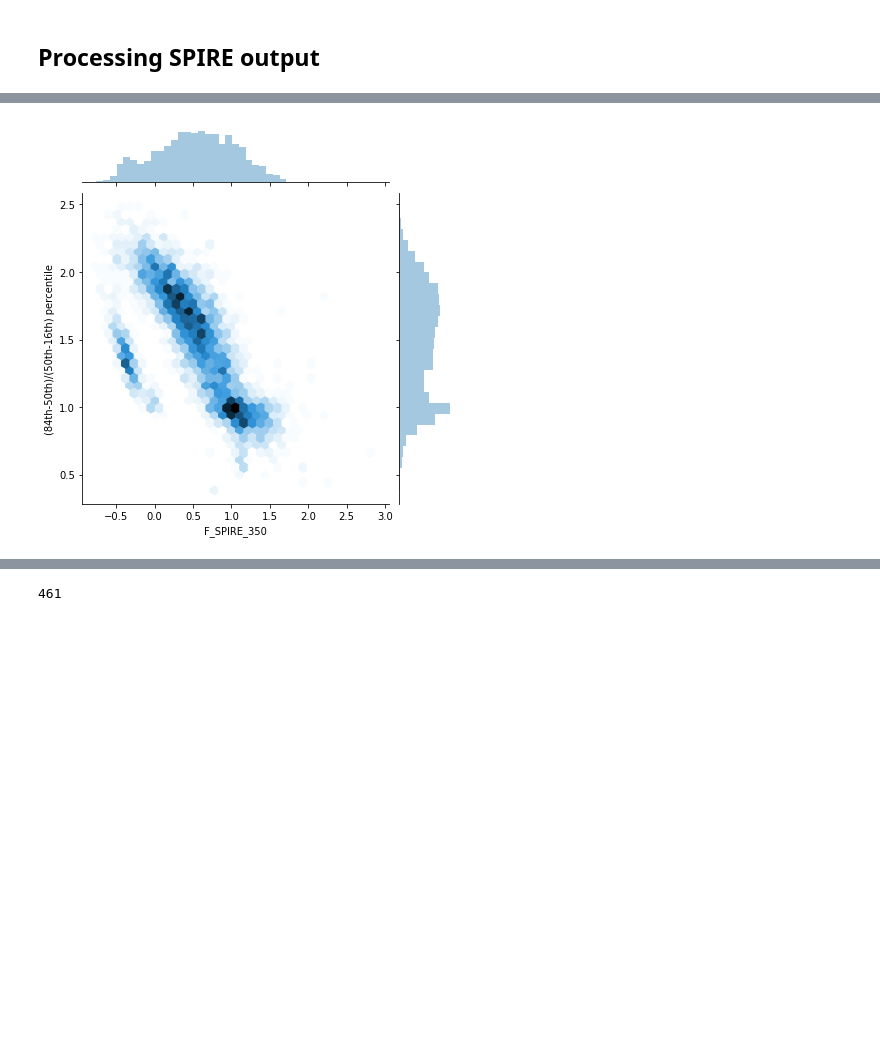
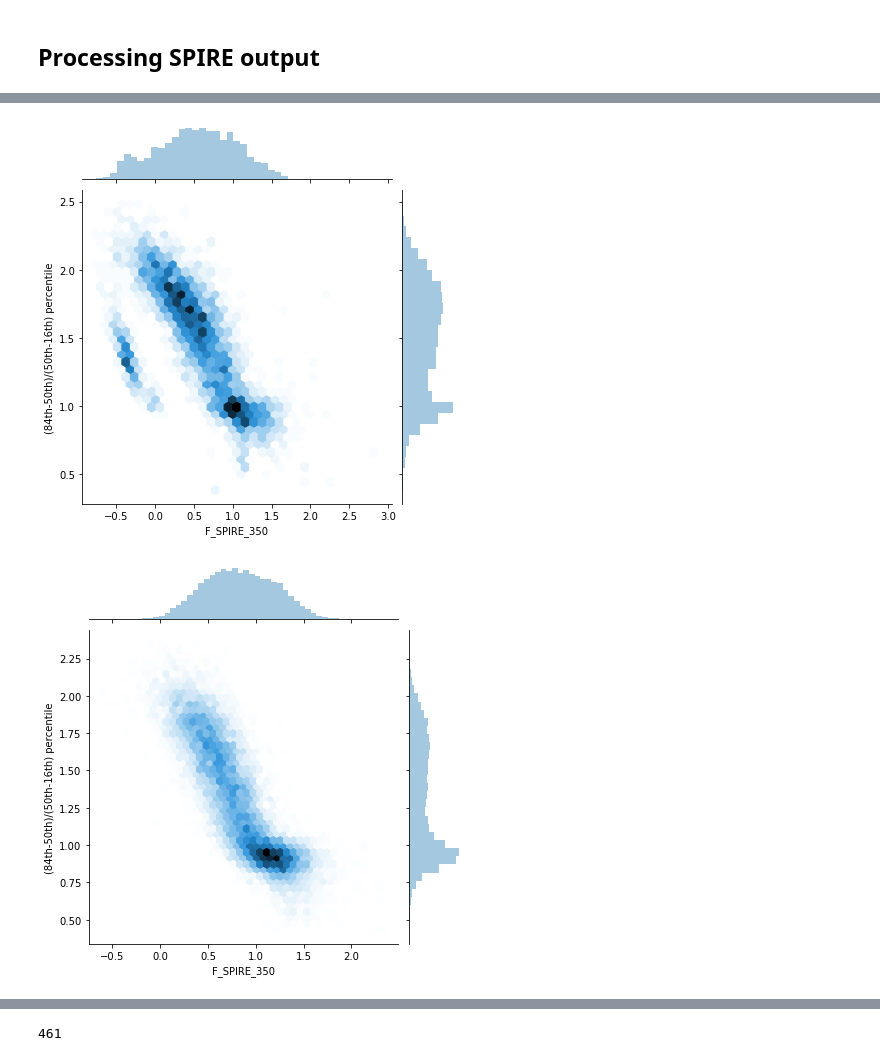
Before and after one commit to StevenDuivenvoorden/FIR-group, a Jupyter notebook: Ian/lofar/deep_fields/Bootes/XID+_results_check_and_flagging.ipynb, the cells around one changed output, grey strips where cells are left out. Cells and saved outputs as stored; diff of their text form; code cells hidden in the pictures; blank space fills up the shorter version.

```diff
--- a/Ian/lofar/deep_fields/Bootes/XID+_results_check_and_flagging.ipynb
+++ b/Ian/lofar/deep_fields/Bootes/XID+_results_check_and_flagging.ipynb
@@ -99,12 +226,13 @@ for i,filename in enumerate(file_list[1:]):
     #print(filename)
     if i%50==0:
         print(i)
-
+    if 'rerun' in filename:
+        continue
 
 
     #print(filename)
     new_table = Table.read(filename,memmap=False)
-    if len(new_table)!=100:
+    if len(new_table)!=50:
         print(filename)
         print('length of table is: {}'.format(len(new_table)))
     lofar_mips_table = vstack([lofar_mips_table,new_table])
@@ -224,0 +436,16 @@ np.sum(mask)
+# %%
+file_list = glob.glob('data/fir/PACS/*/lofar_xidplus*.pkl')
+
+priors,posterior = xidplus.load(file_list[0])
+PACS_cat=cat.create_PACS_cat(posterior,priors[0],priors[1])
+lofar_pacs_table_all = Table.read(PACS_cat,memmap=False)
+
+for i,filename in enumerate(file_list):
+    #print(filename)
+    if i%50==0:
+        print(i)
+
+    priors,posterior = xidplus.load(filename)
+    PACS_cat=cat.create_PACS_cat(posterior,priors[0],priors[1])
+    PACS_cat = Table.read(PACS_cat,memmap=False)
+    lofar_pacs_table_all = vstack([lofar_pacs_table_all,PACS_cat])
@@ -233,6 +526,8 @@ for i,filename in enumerate(file_list[1:]):
     #print(filename)
     if i%50==0:
         print(i)
+    if 'rerun' in filename:
+        continue
 
     #print(filename)
     new_table = Table.read(filename,memmap=False)
@@ -409,7 +722,8 @@ for i,filename in enumerate(file_list[1:]):
     #print(filename)
     if i%50==0:
         print(i)
-
+    if 'rerun' in filename:
+        continue
 
     #print(filename)
     new_table = Table.read(filename,memmap=False)
@@ -463,9 +782,14 @@ g=sns.jointplot(x=np.log10(lofar_orig['F_SPIRE_250']),y=skew, kind='hex')
 # %%
 skew=(lofar_spire_table['FErr_SPIRE_350_u']-lofar_spire_table['F_SPIRE_350'])/(lofar_spire_table['F_SPIRE_350']-lofar_spire_table['FErr_SPIRE_350_l'])
 skew.name='(84th-50th)/(50th-16th) percentile'
 g=sns.jointplot(x=np.log10(lofar_spire_table['F_SPIRE_350']),y=skew, kind='hex')
+
+skew=(lofar_orig['FErr_SPIRE_350_u']-lofar_orig['F_SPIRE_350'])/(lofar_orig['F_SPIRE_350']-lofar_orig['FErr_SPIRE_350_l'])
+skew.name='(84th-50th)/(50th-16th) percentile'
+g=sns.jointplot(x=np.log10(lofar_orig['F_SPIRE_350']),y=skew, kind='hex')
 # %% [output]
-[figure, old version]
+[figure, new version]
+[figure, added]
 # %%
 skew=(lofar_spire_table['FErr_SPIRE_500_u']-lofar_spire_table['F_SPIRE_500'])/(lofar_spire_table['F_SPIRE_500']-lofar_spire_table['FErr_SPIRE_500_l'])
 skew.name='(84th-50th)/(50th-16th) percentile'
```
Also changed, not shown: parts of 65 cells of this notebook, 20 other files.
